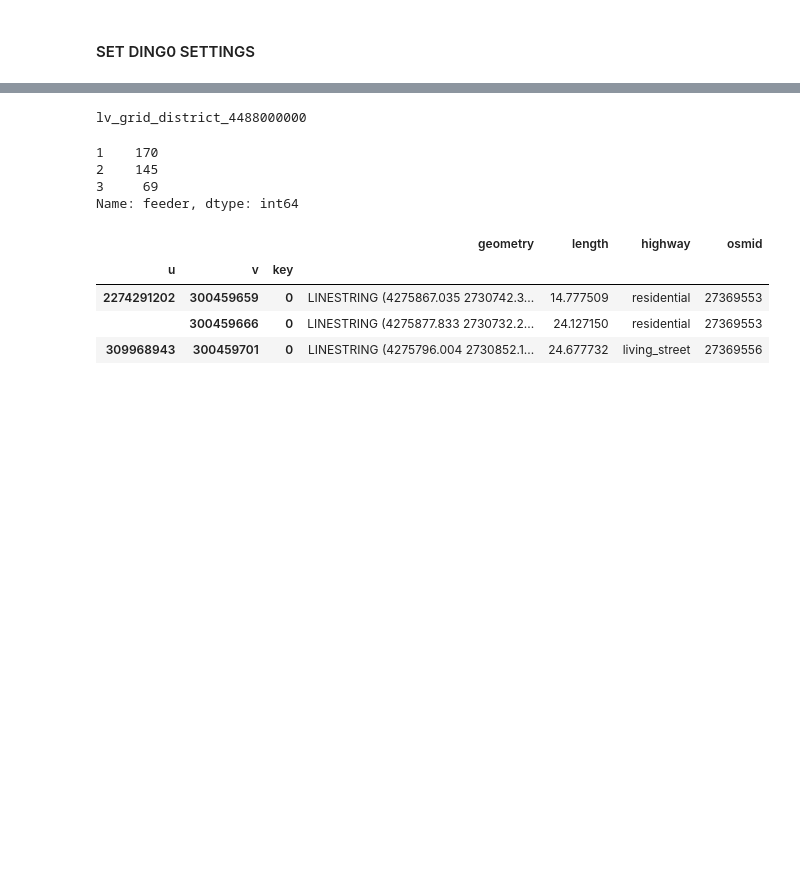
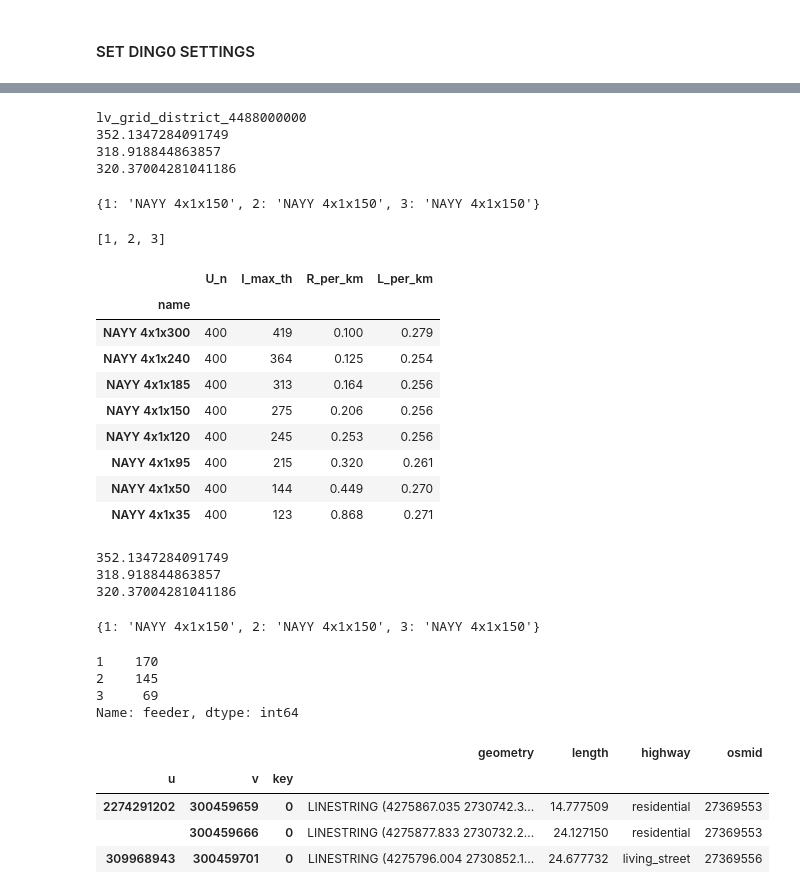
Before and after one commit to openego/ding0, a Jupyter notebook: ding0/lv_grid_testing-11.17.ipynb, the cells around one changed output, grey strips where cells are left out. Cells and saved outputs as stored; diff of their text form; code cells hidden in the pictures; blank space fills up the shorter version.

Commit message:
get set cable_type
max NAYY 150

```diff
--- a/ding0/lv_grid_testing-11.17.ipynb
+++ b/ding0/lv_grid_testing-11.17.ipynb
@@ -132,6 +132,77 @@ msg = nd.validate_grid_districts()
 # STEP 5: Build LV grids
 #la = nd.build_lv_grids()
 #district_0 = la._lv_grid_districts[0]
-load_area, node_feeder_dict = nd.build_lv_grids()
+load_area, bg = nd.build_lv_grids()
+lv_loads_grid = bg[0]
+lv_loads_to_station = bg[1]
+fedder_cable_dict = bg[2]
 # %% [output]
 lv_grid_district_4488000000
+352.1347284091749
+318.918844863857
+320.37004281041186
+# %%
+fedder_cable_dict
+# %% [output]
+{1: 'NAYY 4x1x150', 2: 'NAYY 4x1x150', 3: 'NAYY 4x1x150'}
+# %%
+feeder_ids = list(set(load_area._lv_grid_districts[0].buildings.feeder.tolist()))
+feeder_ids
+# %% [output]
+[1, 2, 3]
+# %%
+lvgd.lv_grid.network.static_data['LV_cables']
+# %% [output]
+|  | U_n | I_max_th | R_per_km | L_per_km |
+| name |  |  |  |  |
+| NAYY 4x1x300 | 400 | 419 | 0.100 | 0.279 |
+| NAYY 4x1x240 | 400 | 364 | 0.125 | 0.254 |
+| NAYY 4x1x185 | 400 | 313 | 0.164 | 0.256 |
+| NAYY 4x1x150 | 400 | 275 | 0.206 | 0.256 |
+| NAYY 4x1x120 | 400 | 245 | 0.253 | 0.256 |
+| NAYY 4x1x95 | 400 | 215 | 0.320 | 0.261 |
+| NAYY 4x1x50 | 400 | 144 | 0.449 | 0.270 |
+| NAYY 4x1x35 | 400 | 123 | 0.868 | 0.271 |
+# %%
+from ding0.tools import config as cfg_ding0
+
+
+def get_feeder_cable_type_dict(lvgd):
+    """
+    Get cable type for each feeder based on sum(peak_load) connected to each feeder.
+    return feeder_cable_type_dict: dict key: feederId, value: cable_type
+    e.g. feeder_cable_type_dict = {1: 'NAYY 4x1x150', 2: 'NAYY 4x1x150', 3: 'NAYY 4x1x150'}
+    """
+    cable_lf = cfg_ding0.get('assumptions',
+                             'load_factor_lv_cable_lc_normal')
+    cos_phi_load = cfg_ding0.get('assumptions',
+                                 'cos_phi_load')
+    v_nom = cfg_ding0.get('assumptions', 'lv_nominal_voltage') / 1e3  # v_nom in kV
+
+    feeder_ids = list(set(lvgd.buildings.feeder.tolist()))
+
+    feeder_cable_type_dict = {}
+    for feeder_id in feeder_ids:
+        print(lvgd.buildings.loc[lvgd.buildings.feeder == feeder_id].capacity.sum())
+        I_max_load = lvgd.buildings.loc[lvgd.buildings.feeder == feeder_id].capacity.sum() / (3 ** 0.5 * 0.4) / cos_phi_load
+
+        # determine suitable cable for this current
+        suitable_cables_stub = lvgd.lv_grid.network.static_data['LV_cables'][
+            (lvgd.lv_grid.network.static_data['LV_cables'][
+                'I_max_th'] * cable_lf) > I_max_load]
+        suitable_cables_stub = lvgd.lv_grid.network.static_data['LV_cables'][
+            (lvgd.lv_grid.network.static_data['LV_cables'][
+                'I_max_th'] * cable_lf) > I_max_load]
+        if len(suitable_cables_stub):
+            cable_type_stub = suitable_cables_stub.loc[suitable_cables_stub['I_max_th'].idxmin(), :]
+        else:
+            cable_type_stub = 'NAYY 4x1x150'   #this will probably not satisfy
+
+        feeder_cable_type_dict[feeder_id] = cable_type_stub
+
+feeder_cable_type_dict
+# %% [output]
+352.1347284091749
+318.918844863857
+320.37004281041186
+{1: 'NAYY 4x1x150', 2: 'NAYY 4x1x150', 3: 'NAYY 4x1x150'}
```
Also changed, not shown: parts of 3 cells of this notebook, 1 other file.
